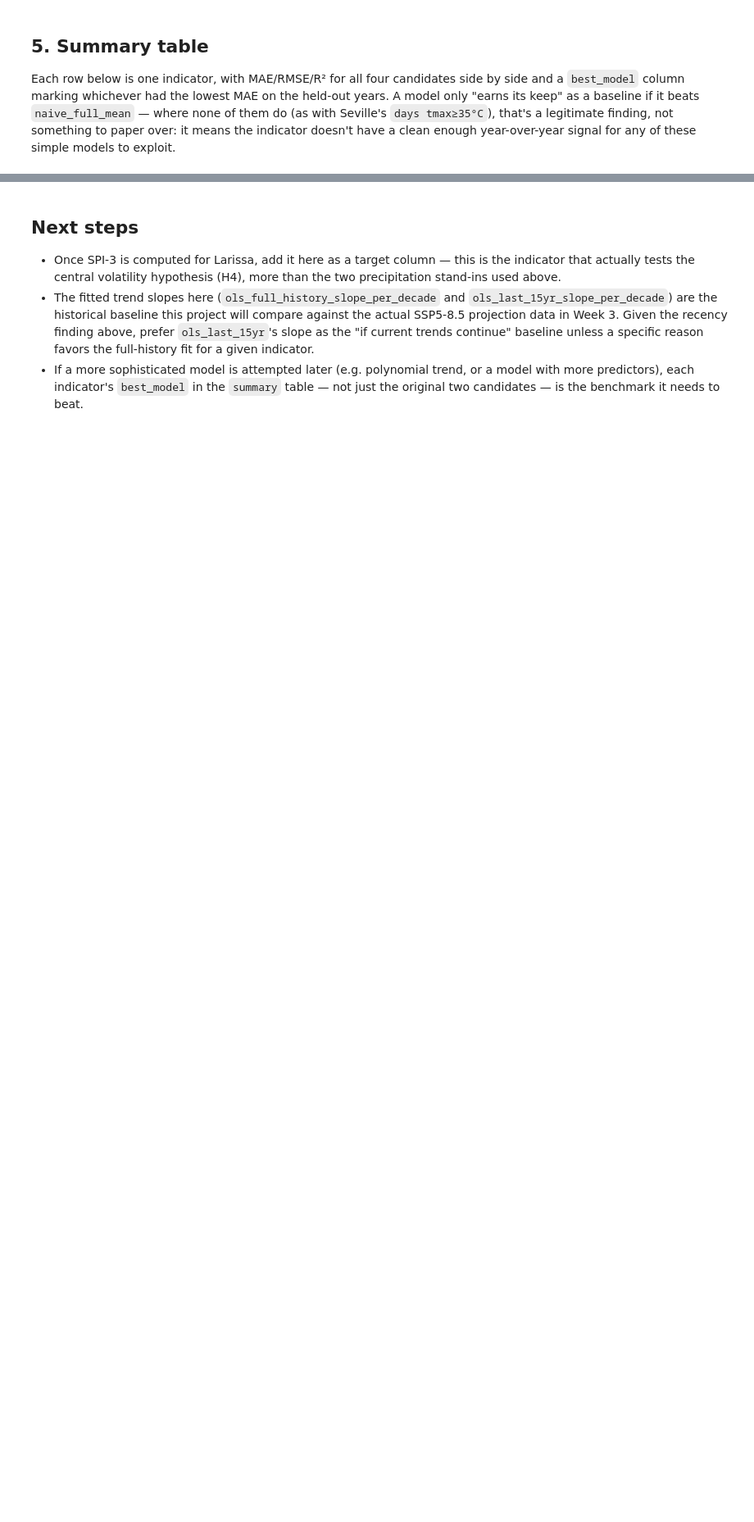
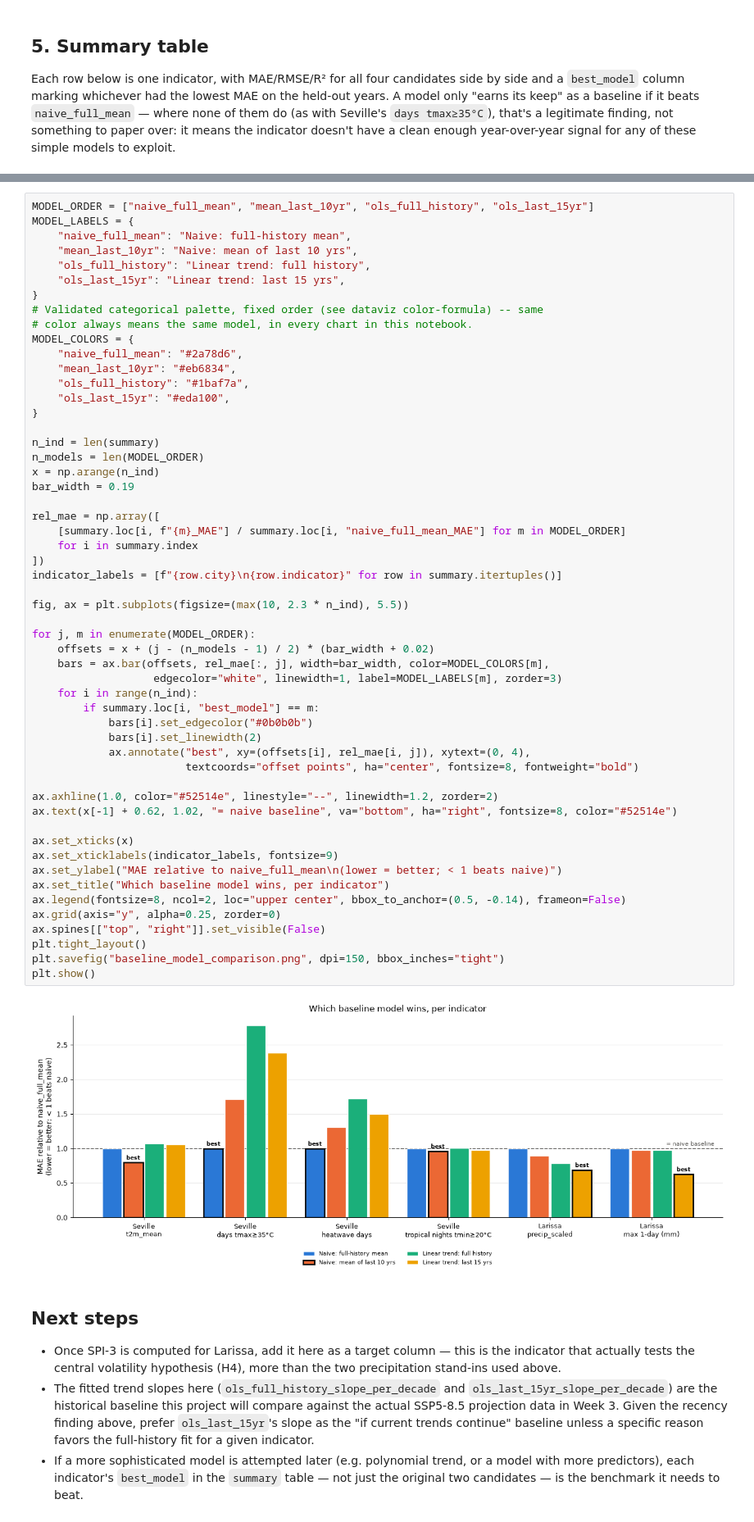
Before and after one commit to kazaraba/SECS_capstone_project, a Jupyter notebook: baseline_models_results/baseline_models.ipynb, the cells around one changed output, grey strips where cells are left out. Shown at 82% size. Drawn from its saved outputs; the diff is of its cells as text; blank space fills up the shorter version.

```diff
--- a/baseline_models_results/baseline_models.ipynb
+++ b/baseline_models_results/baseline_models.ipynb
@@ -296,3 +335,59 @@ How often each candidate has the lowest MAE, across all 4 indicators:
+# %%
+MODEL_ORDER = ["naive_full_mean", "mean_last_10yr", "ols_full_history", "ols_last_15yr"]
+MODEL_LABELS = {
+    "naive_full_mean": "Naive: full-history mean",
+    "mean_last_10yr": "Naive: mean of last 10 yrs",
+    "ols_full_history": "Linear trend: full history",
+    "ols_last_15yr": "Linear trend: last 15 yrs",
+}
+# Validated categorical palette, fixed order (see dataviz color-formula) -- same
+# color always means the same model, in every chart in this notebook.
+MODEL_COLORS = {
+    "naive_full_mean": "#2a78d6",
+    "mean_last_10yr": "#eb6834",
+    "ols_full_history": "#1baf7a",
+    "ols_last_15yr": "#eda100",
+}
+
+n_ind = len(summary)
+n_models = len(MODEL_ORDER)
+x = np.arange(n_ind)
+bar_width = 0.19
+
+rel_mae = np.array([
+    [summary.loc[i, f"{m}_MAE"] / summary.loc[i, "naive_full_mean_MAE"] for m in MODEL_ORDER]
+    for i in summary.index
+])
+indicator_labels = [f"{row.city}\n{row.indicator}" for row in summary.itertuples()]
+
+fig, ax = plt.subplots(figsize=(max(10, 2.3 * n_ind), 5.5))
+
+for j, m in enumerate(MODEL_ORDER):
+    offsets = x + (j - (n_models - 1) / 2) * (bar_width + 0.02)
+    bars = ax.bar(offsets, rel_mae[:, j], width=bar_width, color=MODEL_COLORS[m],
+                   edgecolor="white", linewidth=1, label=MODEL_LABELS[m], zorder=3)
+    for i in range(n_ind):
+        if summary.loc[i, "best_model"] == m:
+            bars[i].set_edgecolor("#0b0b0b")
+            bars[i].set_linewidth(2)
+            ax.annotate("best", xy=(offsets[i], rel_mae[i, j]), xytext=(0, 4),
+                        textcoords="offset points", ha="center", fontsize=8, fontweight="bold")
+
+ax.axhline(1.0, color="#52514e", linestyle="--", linewidth=1.2, zorder=2)
+ax.text(x[-1] + 0.62, 1.02, "= naive baseline", va="bottom", ha="right", fontsize=8, color="#52514e")
+
+ax.set_xticks(x)
+ax.set_xticklabels(indicator_labels, fontsize=9)
+ax.set_ylabel("MAE relative to naive_full_mean\n(lower = better; < 1 beats naive)")
+ax.set_title("Which baseline model wins, per indicator")
+ax.legend(fontsize=8, ncol=2, loc="upper center", bbox_to_anchor=(0.5, -0.14), frameon=False)
+ax.grid(axis="y", alpha=0.25, zorder=0)
+ax.spines[["top", "right"]].set_visible(False)
+plt.tight_layout()
+plt.savefig("baseline_model_comparison.png", dpi=150, bbox_inches="tight")
+plt.show()
+# %% [output]
+[figure, added]
 # %% [markdown]
 ## Next steps
 
```
Also changed, not shown: parts of 5 cells of this notebook.
